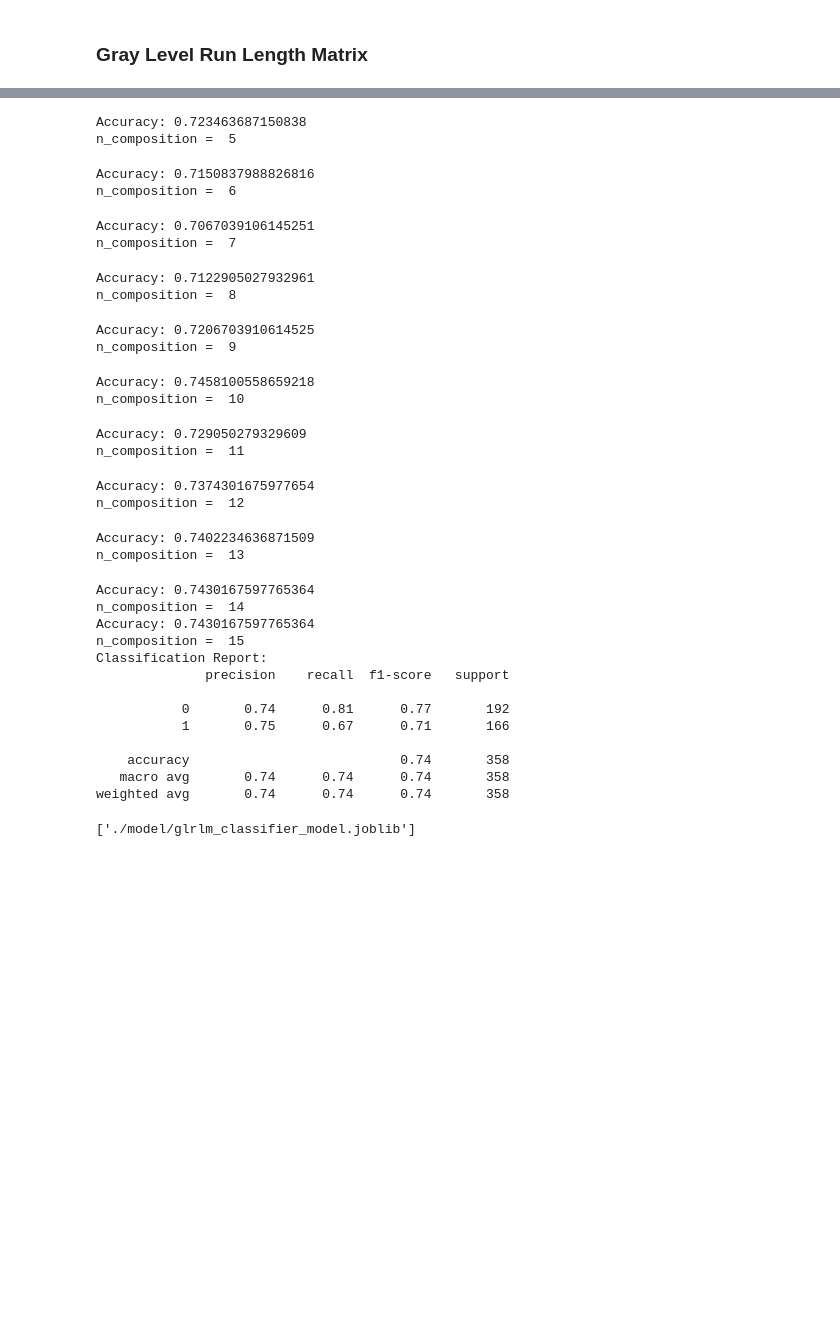
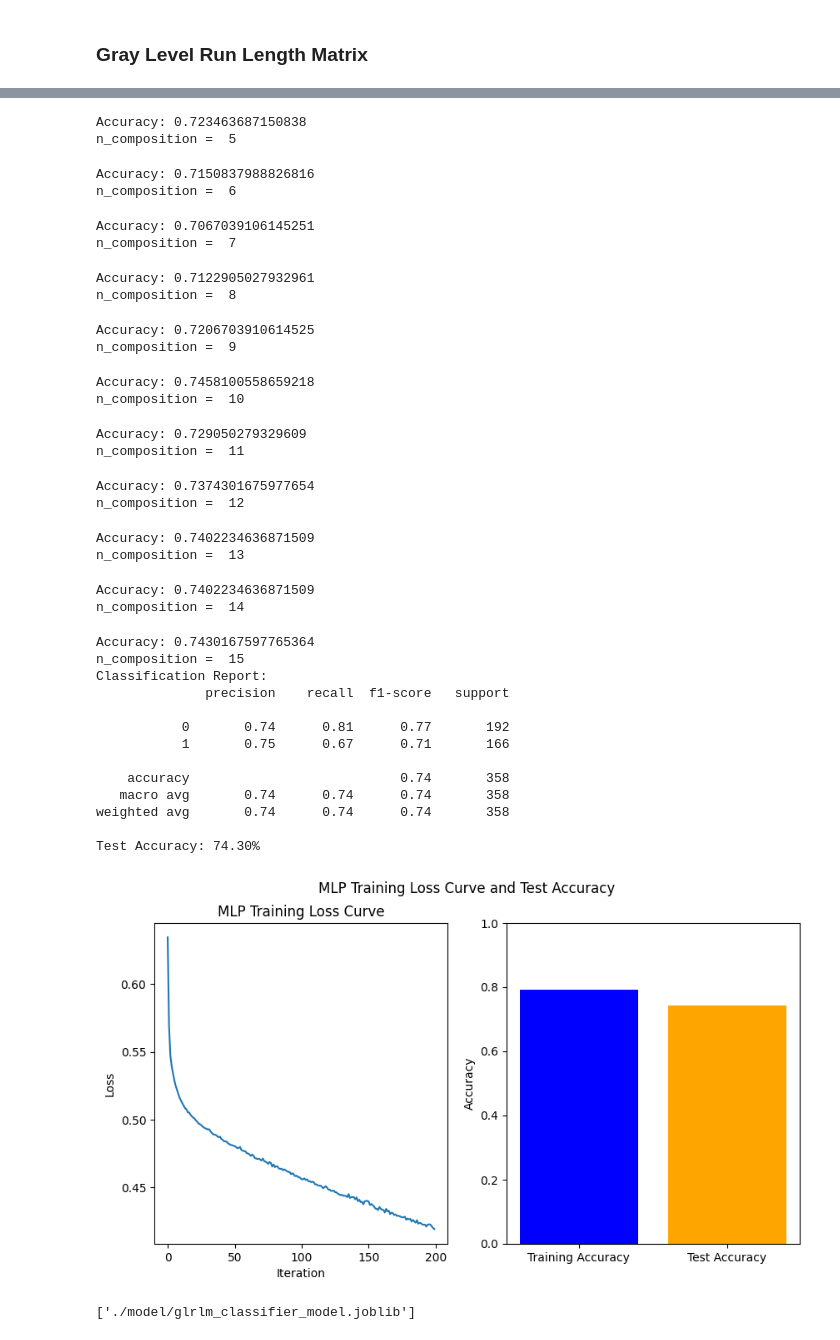
Before and after one commit to mizanulridhoaohana/feature-extraction, a Jupyter notebook: feature_extraction.ipynb, the cells around one changed output, grey strips where cells are left out. Drawn from its saved outputs; the diff is of its cells as text; code cells hidden in the pictures; blank space fills up the shorter version.

Commit message:
update graph 2

```diff
--- a/feature_extraction.ipynb
+++ b/feature_extraction.ipynb
@@ -730,46 +746,78 @@ for i in range(n_components):
     print(f"Accuracy: {accuracy}")
     print('n_composition = ',i+1)
 print(f"Classification Report:\n{classification_rep}")
+
+
+# Calculate and print accuracy
+accuracy = accuracy_score(y_test, y_pred)
+print(f'Test Accuracy: {accuracy * 100:.2f}%')
+
+# Plot the loss and accuracy curves during training
+plt.figure(figsize=(10, 5))
+
+# Plot the training loss curve
+plt.subplot(1, 2, 1)
+plt.plot(glrlm_mlp_classifier.loss_curve_)
+plt.title('MLP Training Loss Curve')
+plt.xlabel('Iteration')
+plt.ylabel('Loss')
+
+# Bar chart for accuracy
+plt.subplot(1, 2, 2)
+labels = ['Training Accuracy', 'Test Accuracy']
+accuracy_values = [glrlm_mlp_classifier.score(X_train, y_train), glrlm_mlp_classifier.score(X_test, y_test)]
+plt.bar(labels, accuracy_values, color=['blue', 'orange'])
+plt.ylabel('Accuracy')
+plt.ylim(0, 1)
+
+plt.suptitle('MLP Training Loss Curve and Test Accuracy')
+
+plt.savefig('glrlm_mlp_training_curve.png')
+
+plt.show()
 # %% [output]
 Accuracy: 0.6983240223463687
 n_composition =  1
 Accuracy: 0.6899441340782123
 n_composition =  2
 Accuracy: 0.7094972067039106
 n_composition =  3
 Accuracy: 0.7011173184357542
 n_composition =  4
 Accuracy: 0.723463687150838
 n_composition =  5
 Accuracy: 0.7150837988826816
 n_composition =  6
 Accuracy: 0.7067039106145251
 n_composition =  7
 Accuracy: 0.7122905027932961
 n_composition =  8
 Accuracy: 0.7206703910614525
 n_composition =  9
 Accuracy: 0.7458100558659218
 n_composition =  10
 Accuracy: 0.729050279329609
 n_composition =  11
 Accuracy: 0.7374301675977654
 n_composition =  12
 Accuracy: 0.7402234636871509
 n_composition =  13
-Accuracy: 0.7430167597765364
+Accuracy: 0.7402234636871509
 n_composition =  14
-Accuracy: 0.7430167597765364
-n_composition =  15
-Classification Report:
-              precision    recall  f1-score   support
-
-           0       0.74      0.81      0.77       192
-           1       0.75      0.67      0.71       166
-
-    accuracy                           0.74       358
-   macro avg       0.74      0.74      0.74       358
-weighted avg       0.74      0.74      0.74       358
+Accuracy: 0.7430167597765364
+n_composition =  15
+Classification Report:
+              precision    recall  f1-score   support
+
+           0       0.74      0.81      0.77       192
+           1       0.75      0.67      0.71       166
+
+    accuracy                           0.74       358
+   macro avg       0.74      0.74      0.74       358
+weighted avg       0.74      0.74      0.74       358
+
+Test Accuracy: 74.30%
+[figure, added]
 # %%
 # Save the trained MLP classifier to a file
 model_filename = './model/glrlm_classifier_model.joblib'
```
Also changed, not shown: parts of 1 cell of this notebook, 2 other files.
